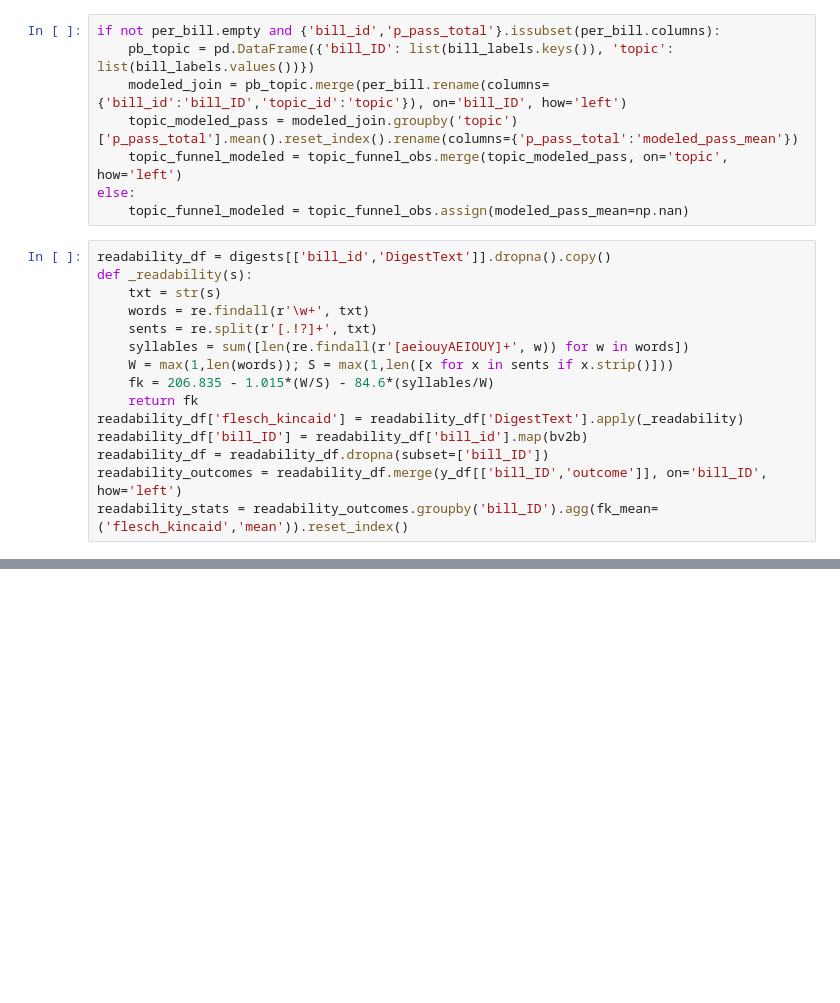
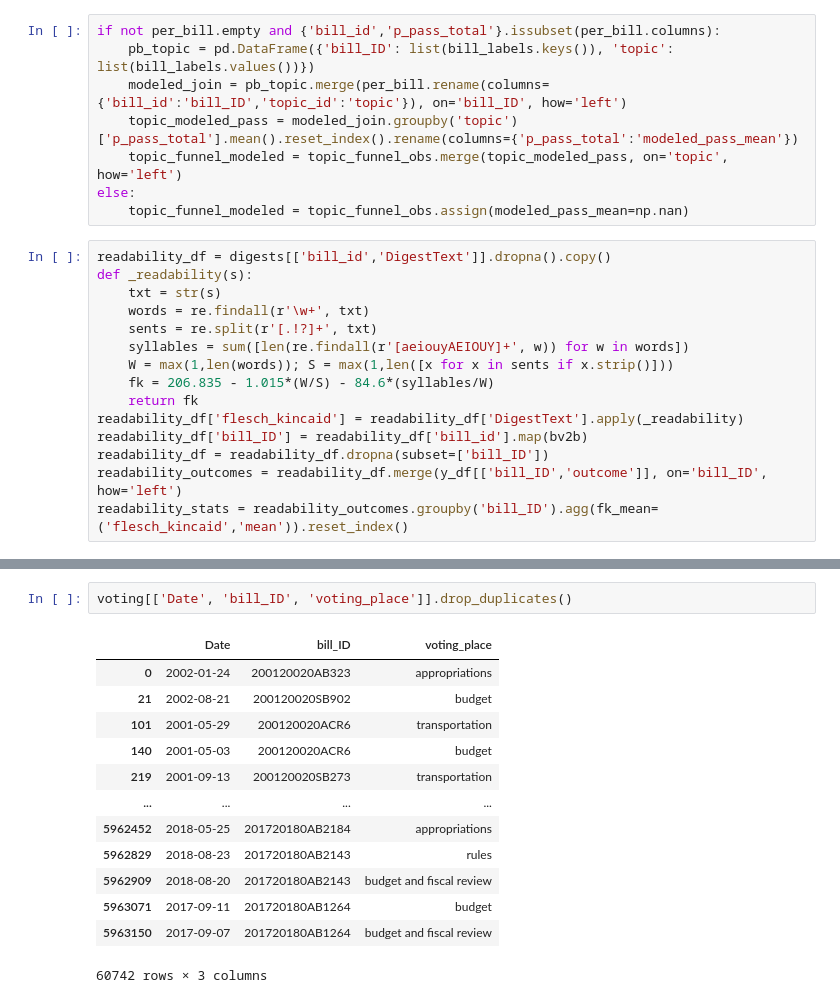
Before and after one commit to emeliasprott/Capstone, a Jupyter notebook: comps.ipynb, the cells around one changed output, grey strips where cells are left out. Saved outputs shown, nothing was run; the diff lists cells and outputs as text; blank space fills up the shorter version.

```diff
--- a/comps.ipynb
+++ b/comps.ipynb
@@ -949,0 +992,16 @@ actor_topic
+# %%
+voting[['Date', 'bill_ID', 'voting_place']].drop_duplicates()
+# %% [output]
+|  | Date | bill_ID | voting_place |
+| 0 | 2002-01-24 | 200120020AB323 | appropriations |
+| 21 | 2002-08-21 | 200120020SB902 | budget |
+| 101 | 2001-05-29 | 200120020ACR6 | transportation |
+| 140 | 2001-05-03 | 200120020ACR6 | budget |
+| 219 | 2001-09-13 | 200120020SB273 | transportation |
+| ... | ... | ... | ... |
+| 5962452 | 2018-05-25 | 201720180AB2184 | appropriations |
+| 5962829 | 2018-08-23 | 201720180AB2143 | rules |
+| 5962909 | 2018-08-20 | 201720180AB2143 | budget and fiscal review |
+| 5963071 | 2017-09-11 | 201720180AB1264 | budget |
+| 5963150 | 2017-09-07 | 201720180AB1264 | budget and fiscal review |
+60742 rows × 3 columns
```
Also changed, not shown: parts of 28 cells of this notebook, 1 other file.
